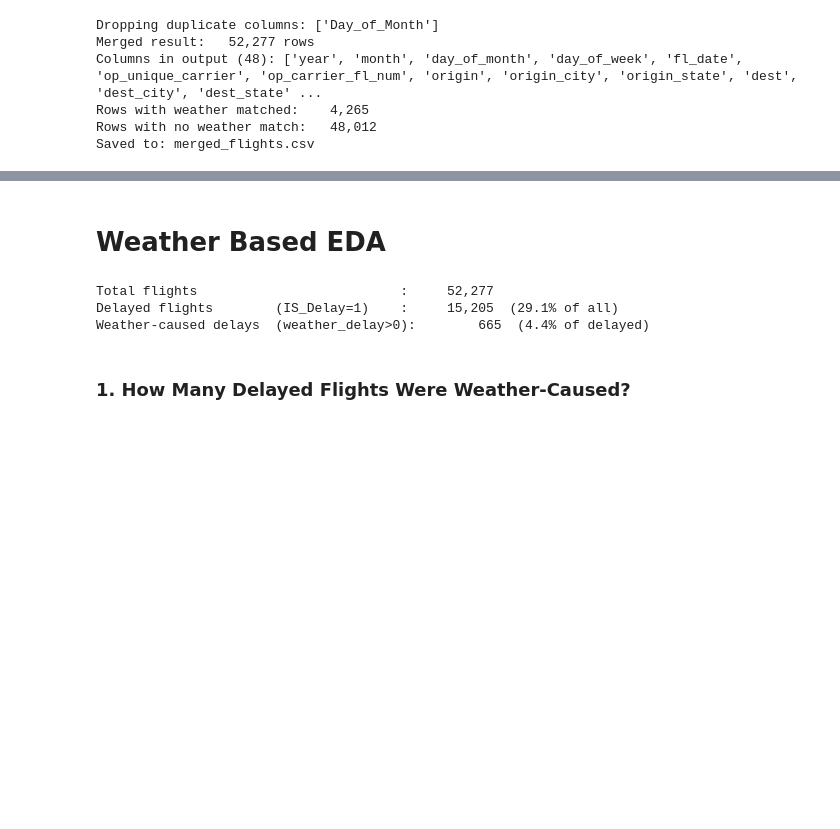
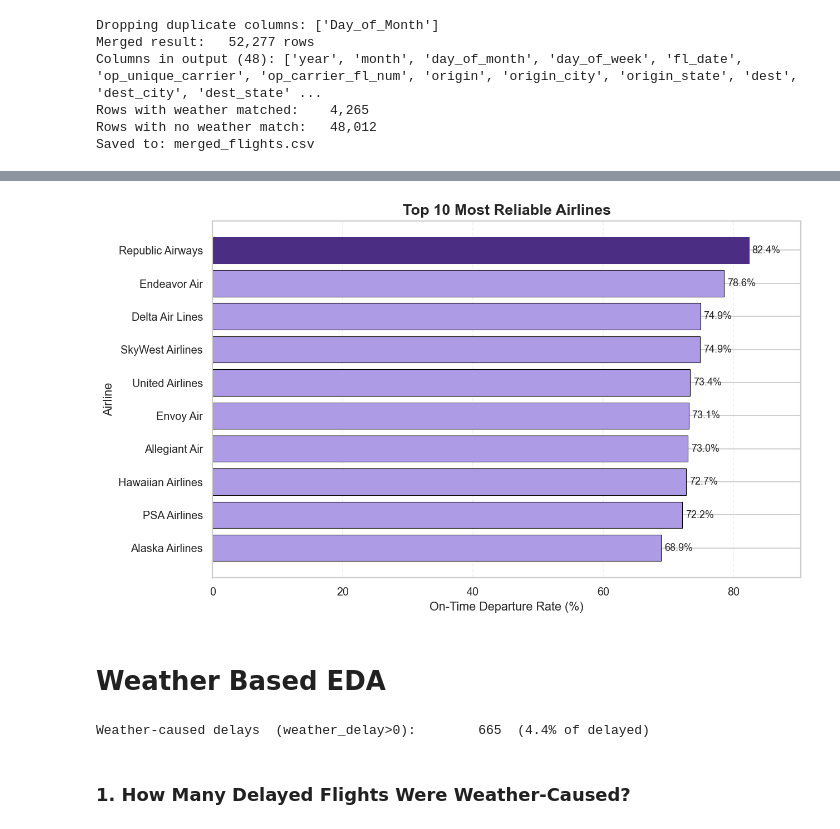
Before and after one commit to viduu24/Flight_Delay_Prediction, a Jupyter notebook: D2L_Submission/modeling.ipynb, the cells around one changed output, grey strips where cells are left out. Drawn from its saved outputs; the diff is of its cells as text; code cells hidden in the pictures; blank space fills up the shorter version.

```diff
--- a/D2L_Submission/modeling.ipynb
+++ b/D2L_Submission/modeling.ipynb
@@ -308,3 +547,73 @@ Saved to: merged_flights.csv
+# %%
+# Top most reliable airlines
+# Reliability = on-time departure percentage
+
+carrier_col = "op_unique_carrier"
+
+airline_map = {
+    "AA": "American Airlines",
+    "AS": "Alaska Airlines",
+    "B6": "JetBlue Airways",
+    "DL": "Delta Air Lines",
+    "F9": "Frontier Airlines",
+    "G4": "Allegiant Air",
+    "HA": "Hawaiian Airlines",
+    "MQ": "Envoy Air",
+    "NK": "Spirit Airlines",
+    "OH": "PSA Airlines",
+    "OO": "SkyWest Airlines",
+    "UA": "United Airlines",
+    "WN": "Southwest Airlines",
+    "YX": "Republic Airways",
+    "9E": "Endeavor Air"
+}
+
+airline_reliability = (
+    df.groupby(carrier_col)["IS_Delay"]
+      .agg(Total_Flights="count", Delay_Rate="mean")
+      .reset_index()
+)
+
+airline_reliability["On_Time_Rate"] = (1 - airline_reliability["Delay_Rate"]) * 100
+airline_reliability["Airline"] = airline_reliability[carrier_col].map(airline_map).fillna(airline_reliability[carrier_col])
+
+top_reliable = (
+    airline_reliability.sort_values("On_Time_Rate", ascending=False)
+    .head(10)
+    .sort_values("On_Time_Rate", ascending=True)
+)
+
+plt.figure(figsize=(10, 6))
+bars = plt.barh(
+    top_reliable["Airline"],
+    top_reliable["On_Time_Rate"],
+    color="#AD9BE5",
+    edgecolor="black",
+    linewidth=0.6
+)
+
+bars[-1].set_color("#4B2E83")
+
+for bar in bars:
+    width = bar.get_width()
+    plt.text(
+        width + 0.5,
+        bar.get_y() + bar.get_height() / 2,
+        f"{width:.1f}%",
+        va="center",
+        fontsize=10
+    )
+
+title_n = len(top_reliable)
+plt.title(f"Top {title_n} Most Reliable Airlines", fontsize=15, fontweight="bold")
+plt.xlabel("On-Time Departure Rate (%)")
+plt.ylabel("Airline")
+plt.xlim(0, top_reliable["On_Time_Rate"].max() + 8)
+plt.grid(axis="x", linestyle="--", alpha=0.25)
+plt.tight_layout()
+plt.show()
+# %% [output]
+[figure, added]
 # %% [markdown]
 # Weather Based EDA
 # %%
@@ -321,19 +630,12 @@ plt.rcParams.update({'figure.dpi': 130, 'figure.facecolor': 'white'})
 
 df   = pd.read_csv('./merged_flights.csv', low_memory=False)
 
-df_delayed         = df[df['IS_Delay'] == 1].copy()
 df_weather_delayed = df[(df['IS_Delay'] == 1) & (df['weather_delay'] > 0)].copy()
 
-total               = len(df)
-total_delayed       = len(df_delayed)
 total_wx_delayed    = len(df_weather_delayed)
 
-print(f'Total flights                          : {total:>10,}')
-print(f'Delayed flights        (IS_Delay=1)    : {total_delayed:>10,}  ({total_delayed/total*100:.1f}% of all)')
 print(f'Weather-caused delays  (weather_delay>0): {total_wx_delayed:>10,}  ({total_wx_delayed/total_delayed*100:.1f}% of delayed)')
 # %% [output]
-Total flights                          :     52,277
-Delayed flights        (IS_Delay=1)    :     15,205  (29.1% of all)
 Weather-caused delays  (weather_delay>0):        665  (4.4% of delayed)
 # %% [markdown]
 ### 1. How Many Delayed Flights Were Weather-Caused?
```
Also changed, not shown: parts of 18 cells of this notebook.
